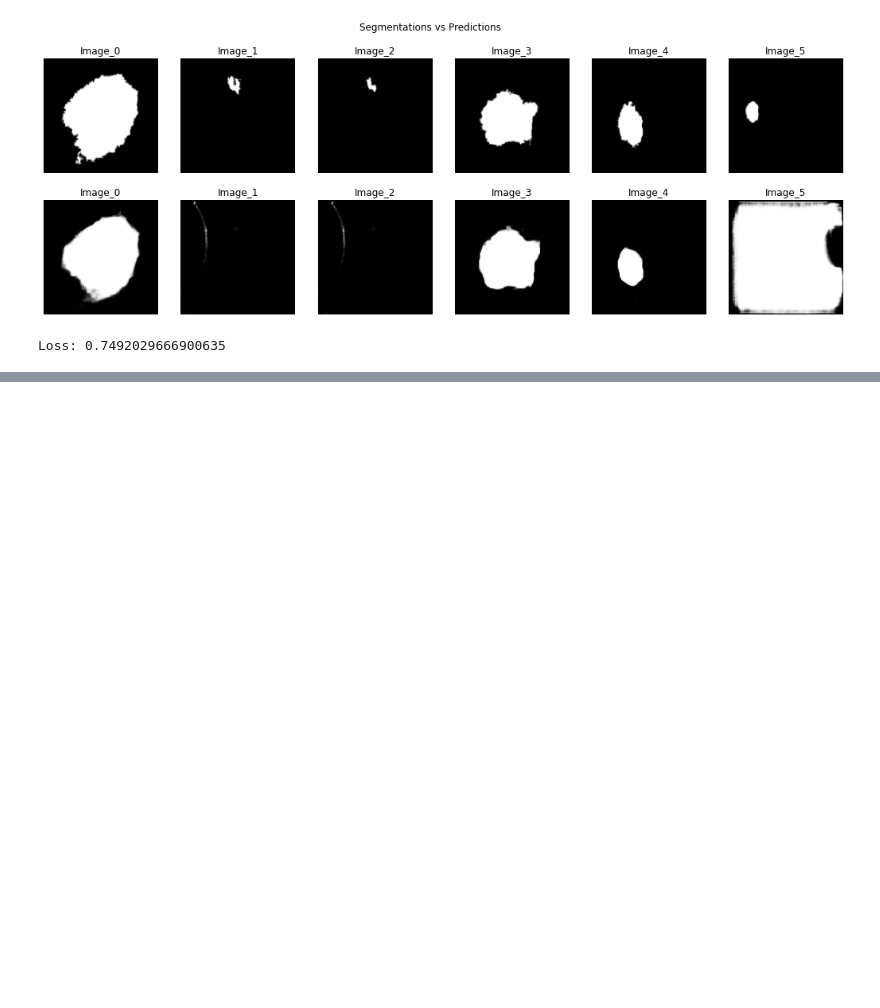
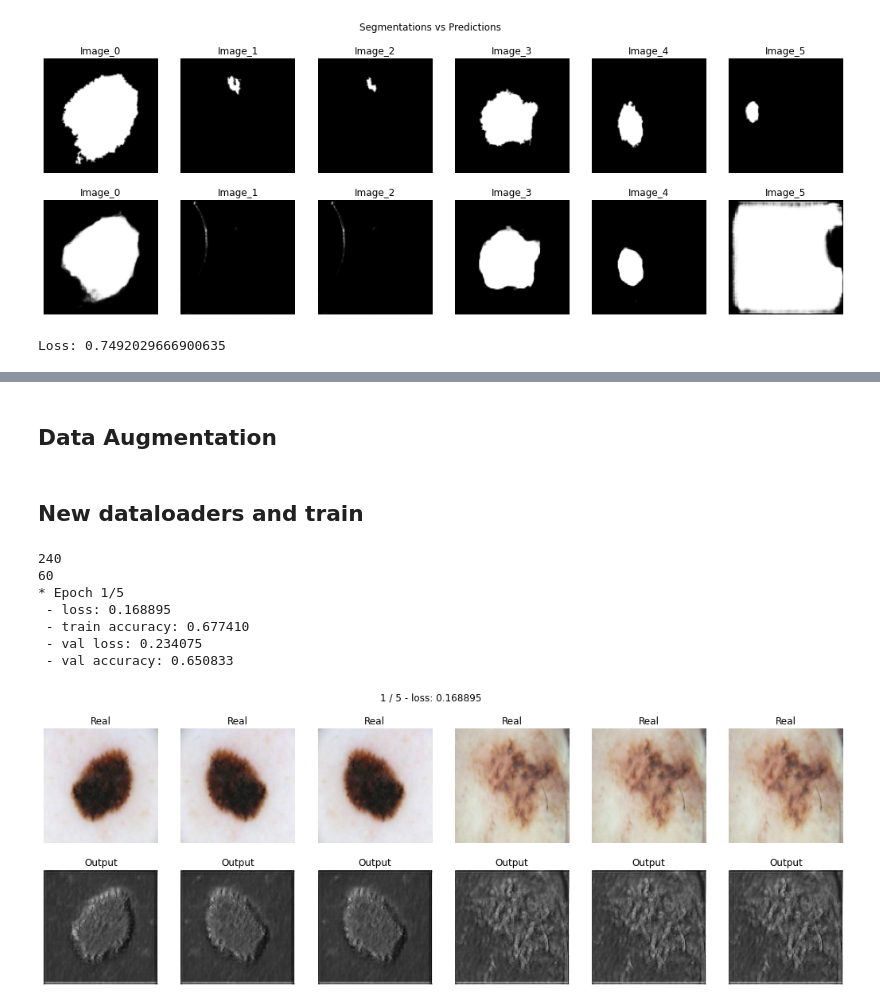
Before and after one commit to nikarav/Deep-Learning-In-Computer-Vision, a Jupyter notebook: Project3/Project3.ipynb, the cells around one changed output, grey strips where cells are left out. Drawn from its saved outputs; the diff is of its cells as text; code cells hidden in the pictures; blank space fills up the shorter version.

```diff
--- a/Project3/Project3.ipynb
+++ b/Project3/Project3.ipynb
@@ -727,0 +731,5 @@ Loss: 0.7492029666900635
+# %%
+def dice_loss(y_real, y_pred):
+    return torch.mean(1 - ((2.* y_real * y_pred + 1) / (y_real + y_pred + 1)))
+# %% [markdown]
+## Data Augmentation
@@ -727,0 +885,75 @@ Loss: 0.7492029666900635
+# %% [markdown]
+## New dataloaders and train
+# %%
+DEBUG = False
+
+size = 128
+image_mask_transform = [
+    transforms.Compose([transforms.Resize((size, size)),
+                        transforms.ToTensor()]),
+    transforms.Compose([transforms.Resize((size, size)),
+                        transforms.RandomHorizontalFlip(),
+                        transforms.ToTensor()]),
+    transforms.Compose([transforms.Resize((size, size)),
+                        transforms.RandomRotation((-45, 45)),
+                        transforms.ToTensor()]),
+    transforms.Compose([transforms.Resize((size*2, size*2)),
+                        transforms.RandomCrop(size),
+                        transforms.ToTensor()]),
+    transforms.Compose([transforms.Resize((size, size)),
+                        transforms.RandomHorizontalFlip(),
+                        transforms.ToTensor()])
+]
+
+model_results = {
+    'adam_bce': [],
+    'sgd_bce': [],
+    'adam_dice': [],
+    'sgd_dice': []
+    }
+batch_size = 64
+
+for trans in image_mask_transform:
+    trainset = ISIC(train=True, transform=trans)
+    train_loader = DataLoader(trainset, batch_size=batch_size, shuffle=True, num_workers=3)
+    testset = ISIC(train=False, transform=trans)
+    test_loader = DataLoader(testset, batch_size=batch_size, shuffle=False, num_workers=3)
+    model = UNet2(3, 1).to(device)
+    optimizer = torch.optim.Adam(model.parameters())
+    model_results['adam_bce'].append(train(model, optimizer, bce_loss,5,train_loader,test_loader))
+
+for trans in image_mask_transform:
+    trainset = ISIC(train=True, transform=trans)
+    train_loader = DataLoader(trainset, batch_size=batch_size, shuffle=True, num_workers=3)
+    testset = ISIC(train=False, transform=trans)
+    test_loader = DataLoader(testset, batch_size=batch_size, shuffle=False, num_workers=3)
+    model = UNet2(3, 1).to(device)
+    optimizer = torch.optim.SGD(model.parameters(), lr=0.1)
+    model_results['sgd_bce'].append(train(model, optimizer, bce_loss,5,train_loader,test_loader))
+
+for trans in image_mask_transform:
+    trainset = ISIC(train=True, transform=trans)
+    train_loader = DataLoader(trainset, batch_size=batch_size, shuffle=True, num_workers=3)
+    testset = ISIC(train=False, transform=trans)
+    test_loader = DataLoader(testset, batch_size=batch_size, shuffle=False, num_workers=3)
+    model = UNet2(3, 1).to(device)
+    optimizer = torch.optim.Adam(model.parameters())
+    model_results['adam_dice'].append(train(model, optimizer, dice_loss,5,train_loader,test_loader))
+
+for trans in image_mask_transform:
+    trainset = ISIC(train=True, transform=trans)
+    train_loader = DataLoader(trainset, batch_size=batch_size, shuffle=True, num_workers=3)
+    testset = ISIC(train=False, transform=trans)
+    test_loader = DataLoader(testset, batch_size=batch_size, shuffle=False, num_workers=3)
+    model = UNet2(3, 1).to(device)
+    optimizer = torch.optim.SGD(model.parameters(), lr=0.1)
+    model_results['sgd_dice'].append(train(model, optimizer, dice_loss,5,train_loader,test_loader))
+# %% [output]
+240
+60
+* Epoch 1/5
+ - loss: 0.168895
+ - train accuracy: 0.677410
+ - val loss: 0.234075
+ - val accuracy: 0.650833
+[figure, added]
```
Also changed, not shown: parts of 10 cells of this notebook.
